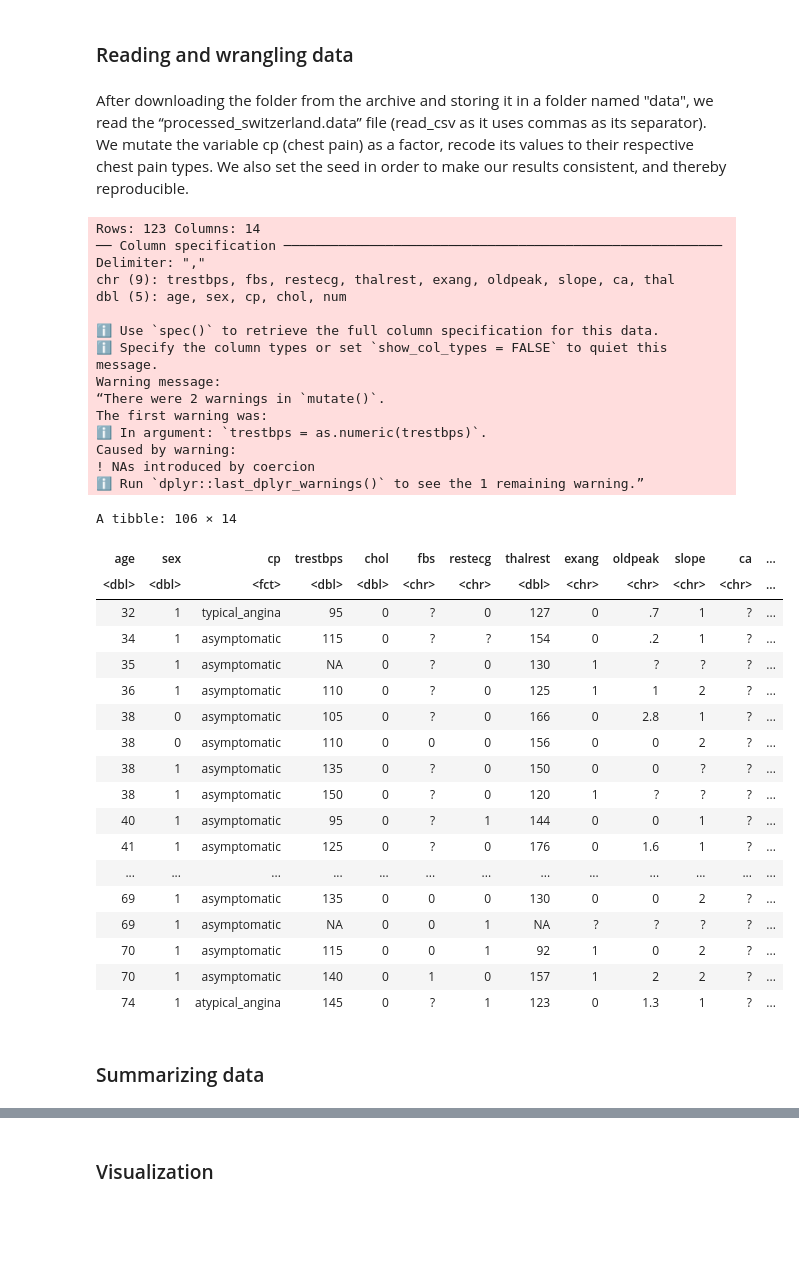
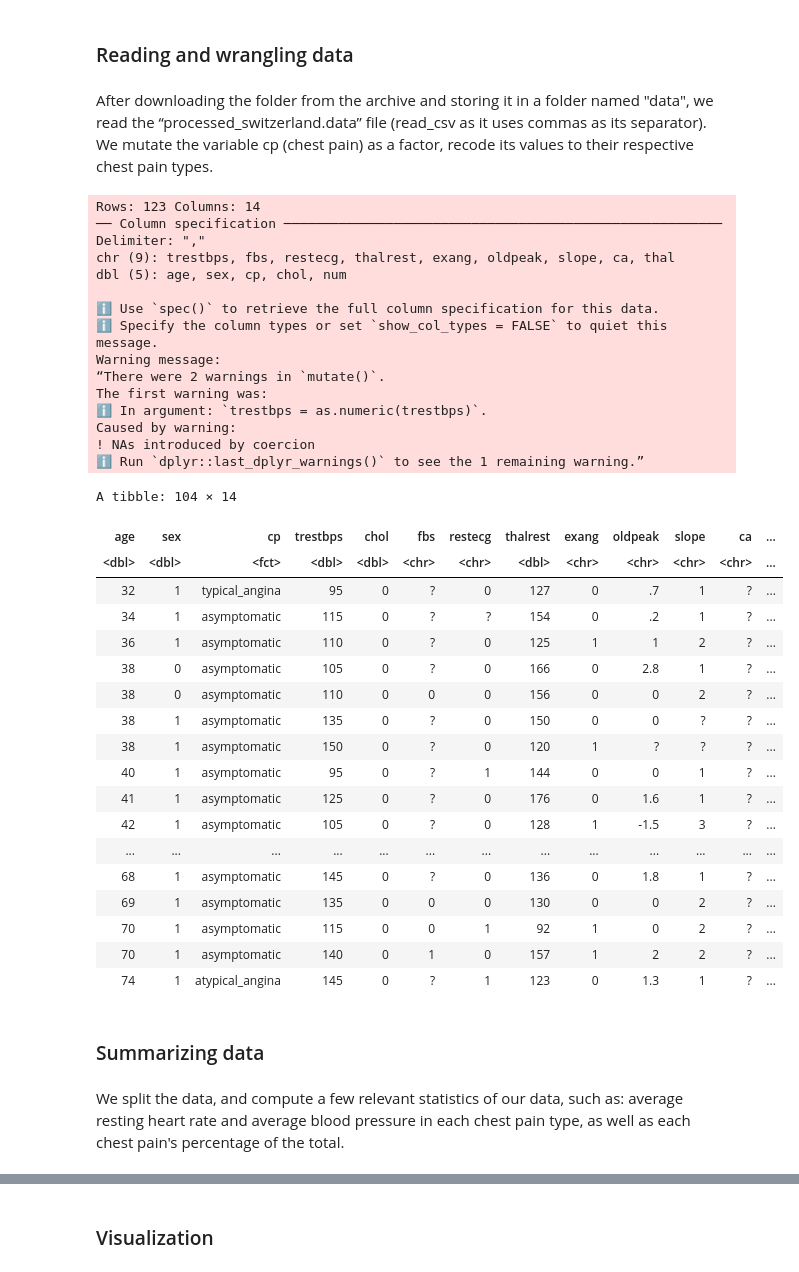
Before and after one commit to andreaschildh/project_proposal, a Jupyter notebook: heart_disease_gproject.ipynb, the cells around one changed output, grey strips where cells are left out. Drawn from its saved outputs; the diff is of its cells as text; code cells hidden in the pictures; blank space fills up the shorter version.

```diff
--- a/heart_disease_gproject.ipynb
+++ b/heart_disease_gproject.ipynb
@@ -11,7 +11,7 @@ Chest pain refers to discomfort in the chest, ranging from feeling an uncomforta
 # %% [markdown]
 ### Reading and wrangling data
 # %% [markdown]
-After downloading the folder from the archive and storing it in a folder named "data", we read the “processed_switzerland.data” file (read_csv as it uses commas as its separator). We mutate the variable cp (chest pain) as a factor, recode its values to their respective chest pain types. We also set the seed in order to make our results consistent, and thereby reproducible.
+After downloading the folder from the archive and storing it in a folder named "data", we read the “processed_switzerland.data” file (read_csv as it uses commas as its separator). We mutate the variable cp (chest pain) as a factor, recode its values to their respective chest pain types.
 # %%
 library(tidyverse)
 library(repr)
@@ -23,36 +22,36 @@ heart_disease <- read_csv("data/processed.switzerland.data",
                                           "exang", "oldpeak", "slope", "ca", "thal", "num")) |>
 # cp       -> chest pain
 # trestbps -> resting blood pressure
 # thalach  -> max heart rate achieved
     mutate(cp = as_factor(cp)) |>
     mutate(cp = fct_recode(cp, "typical_angina" = "1", "atypical_angina" = "2", "non_anginal" = "3", "asymptomatic" = "4")) |>
     filter(cp != "non_anginal") |> #We will not cover non_anginal chest pains.
     mutate(trestbps = as.numeric(trestbps),
-           thalrest = as.numeric(thalrest))
+           thalrest = as.numeric(thalrest)) |>
+    filter(trestbps != "NA")
 
 heart_disease
 # %% [output]
 Rows: 123 Columns: 14
 ── Column specification ────────────────────────────────────────────────────────
 Delimiter: ","
 chr (9): trestbps, fbs, restecg, thalrest, exang, oldpeak, slope, ca, thal
 dbl (5): age, sex, cp, chol, num
 
 ℹ Use `spec()` to retrieve the full column specification for this data.
 ℹ Specify the column types or set `show_col_types = FALSE` to quiet this message.
 Warning message:
 “There were 2 warnings in `mutate()`.
 The first warning was:
 ℹ In argument: `trestbps = as.numeric(trestbps)`.
 Caused by warning:
 ! NAs introduced by coercion
 ℹ Run `dplyr::last_dplyr_warnings()` to see the 1 remaining warning.”
-A tibble: 106 × 14
+A tibble: 104 × 14
 | age | sex | cp | trestbps | chol | fbs | restecg | thalrest | exang | oldpeak | slope | ca | ... |
 | <dbl> | <dbl> | <fct> | <dbl> | <dbl> | <chr> | <chr> | <dbl> | <chr> | <chr> | <chr> | <chr> | ... |
 | 32 | 1 | typical_angina | 95 | 0 | ? | 0 | 127 | 0 | .7 | 1 | ? | ... |
 | 34 | 1 | asymptomatic | 115 | 0 | ? | ? | 154 | 0 | .2 | 1 | ? | ... |
-| 35 | 1 | asymptomatic | NA | 0 | ? | 0 | 130 | 1 | ? | ? | ? | ... |
 | 36 | 1 | asymptomatic | 110 | 0 | ? | 0 | 125 | 1 | 1 | 2 | ? | ... |
 | 38 | 0 | asymptomatic | 105 | 0 | ? | 0 | 166 | 0 | 2.8 | 1 | ? | ... |
 | 38 | 0 | asymptomatic | 110 | 0 | 0 | 0 | 156 | 0 | 0 | 2 | ? | ... |
@@ -60,12 +59,15 @@ A tibble: 106 × 14
 | 38 | 1 | asymptomatic | 150 | 0 | ? | 0 | 120 | 1 | ? | ? | ? | ... |
 | 40 | 1 | asymptomatic | 95 | 0 | ? | 1 | 144 | 0 | 0 | 1 | ? | ... |
 | 41 | 1 | asymptomatic | 125 | 0 | ? | 0 | 176 | 0 | 1.6 | 1 | ? | ... |
+| 42 | 1 | asymptomatic | 105 | 0 | ? | 0 | 128 | 1 | -1.5 | 3 | ? | ... |
 | ... | ... | ... | ... | ... | ... | ... | ... | ... | ... | ... | ... | ... |
+| 68 | 1 | asymptomatic | 145 | 0 | ? | 0 | 136 | 0 | 1.8 | 1 | ? | ... |
 | 69 | 1 | asymptomatic | 135 | 0 | 0 | 0 | 130 | 0 | 0 | 2 | ? | ... |
-| 69 | 1 | asymptomatic | NA | 0 | 0 | 1 | NA | ? | ? | ? | ? | ... |
 | 70 | 1 | asymptomatic | 115 | 0 | 0 | 1 | 92 | 1 | 0 | 2 | ? | ... |
 | 70 | 1 | asymptomatic | 140 | 0 | 1 | 0 | 157 | 1 | 2 | 2 | ? | ... |
 | 74 | 1 | atypical_angina | 145 | 0 | ? | 1 | 123 | 0 | 1.3 | 1 | ? | ... |
 # %% [markdown]
 ### Summarizing data
+# %% [markdown]
+We split the data, and compute a few relevant statistics of our data, such as: average resting heart rate and average blood pressure in each chest pain type, as well as each chest pain's percentage of the total.
 # %%
```
Also changed, not shown: parts of 3 cells of this notebook.
